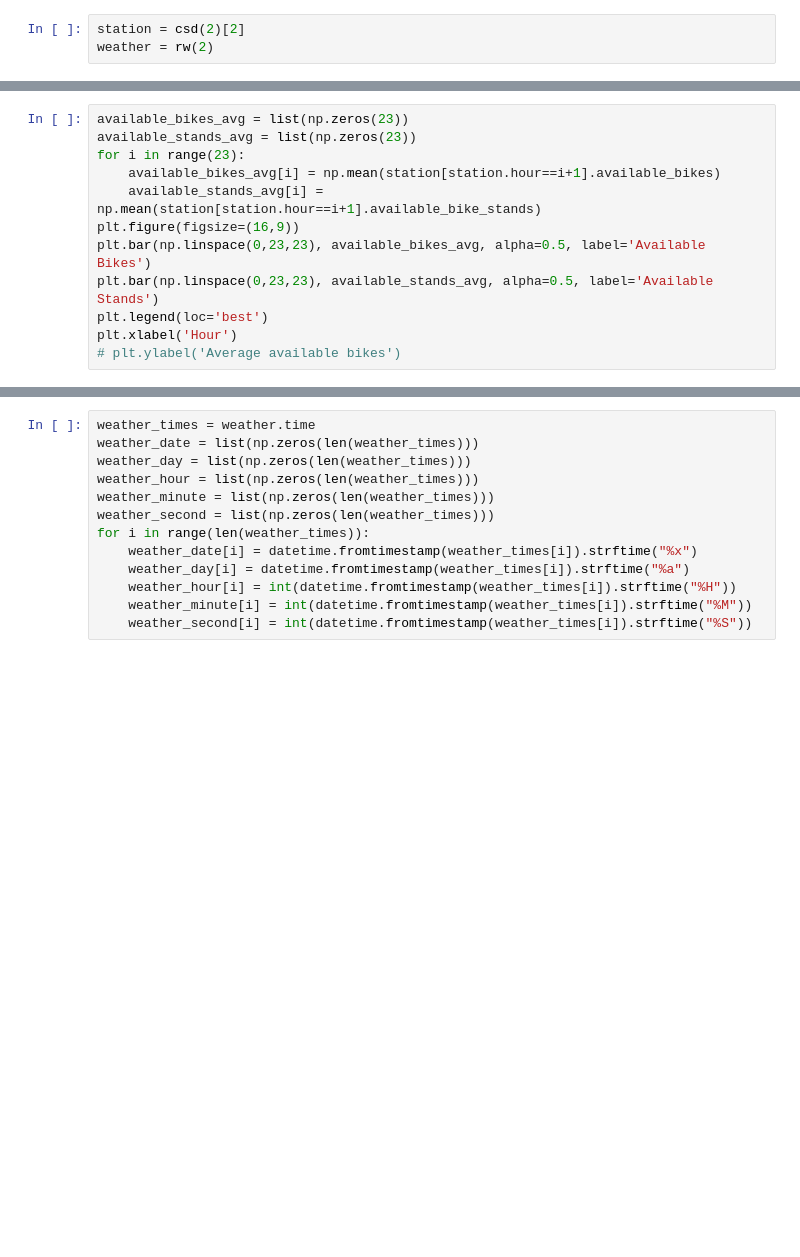
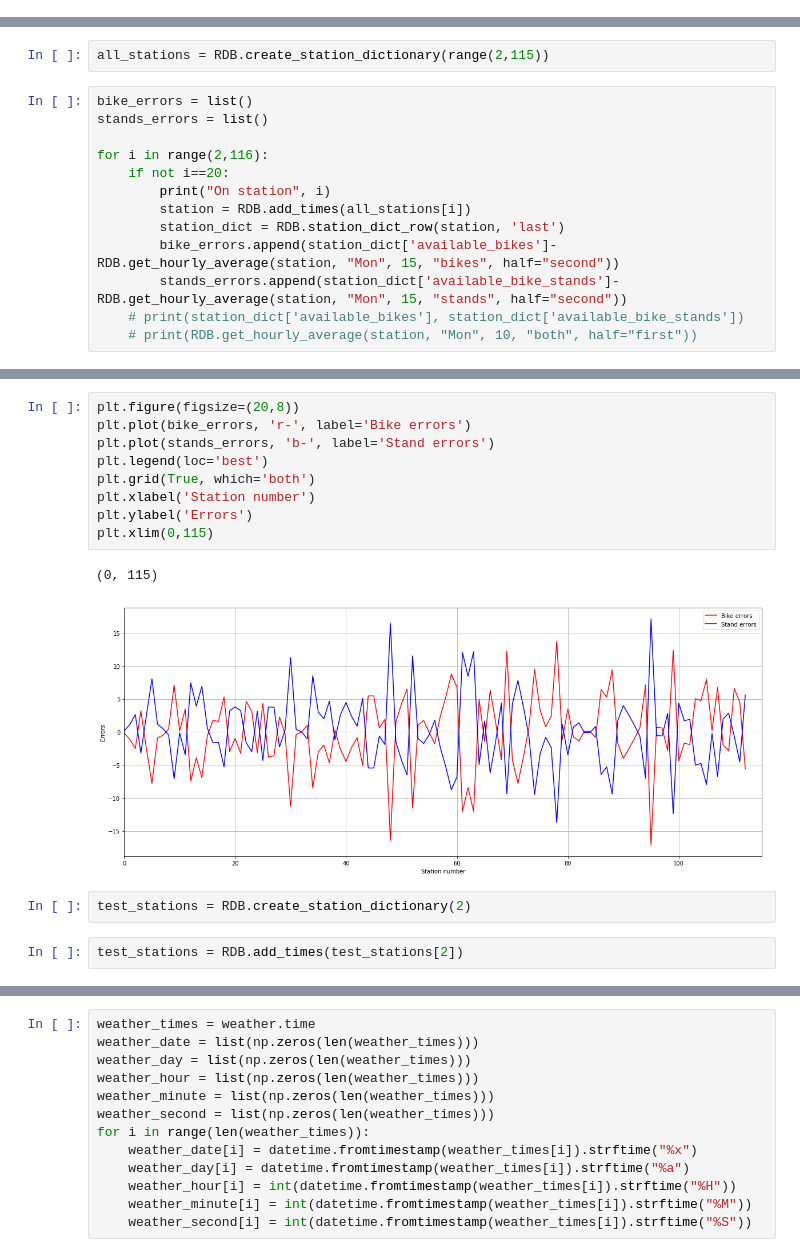
Before and after one commit to seprojectgroup19/main, a Jupyter notebook: Testing Notebook.ipynb, the cells around one changed output, grey strips where cells are left out. Saved outputs shown, nothing was run; the diff lists cells and outputs as text; blank space fills up the shorter version.

```diff
--- a/Testing Notebook.ipynb
+++ b/Testing Notebook.ipynb
@@ -7,6 +17,3 @@ from datetime import datetime
 import pandas as pd
 import numpy as np
 %matplotlib inline
-# %%
-station = csd(2)[2]
-weather = rw(2)
@@ -52,12 +19,0 @@ for i, row in station.iterrows():
-# %%
-available_bikes_avg = list(np.zeros(23))
-available_stands_avg = list(np.zeros(23))
-for i in range(23):
-    available_bikes_avg[i] = np.mean(station[station.hour==i+1].available_bikes)
-    available_stands_avg[i] = np.mean(station[station.hour==i+1].available_bike_stands)
-plt.figure(figsize=(16,9))
-plt.bar(np.linspace(0,23,23), available_bikes_avg, alpha=0.5, label='Available Bikes')
-plt.bar(np.linspace(0,23,23), available_stands_avg, alpha=0.5, label='Available Stands')
-plt.legend(loc='best')
-plt.xlabel('Hour')
-# plt.ylabel('Average available bikes')
@@ -74,0 +27,15 @@ Text(0, 0.5, 'Available Bike Stands')
+# %%
+all_stations = RDB.create_station_dictionary(range(2,115))
+# %%
+bike_errors = list()
+stands_errors = list()
+
+for i in range(2,116):
+    if not i==20:
+        print("On station", i)
+        station = RDB.add_times(all_stations[i])
+        station_dict = RDB.station_dict_row(station, 'last')
+        bike_errors.append(station_dict['available_bikes']-RDB.get_hourly_average(station, "Mon", 15, "bikes", half="second"))
+        stands_errors.append(station_dict['available_bike_stands']-RDB.get_hourly_average(station, "Mon", 15, "stands", half="second"))
+    # print(station_dict['available_bikes'], station_dict['available_bike_stands'])
+    # print(RDB.get_hourly_average(station, "Mon", 10, "both", half="first"))
@@ -74,0 +89,16 @@ Text(0, 0.5, 'Available Bike Stands')
+# %%
+plt.figure(figsize=(20,8))
+plt.plot(bike_errors, 'r-', label='Bike errors')
+plt.plot(stands_errors, 'b-', label='Stand errors')
+plt.legend(loc='best')
+plt.grid(True, which='both')
+plt.xlabel('Station number')
+plt.ylabel('Errors')
+plt.xlim(0,115)
+# %% [output]
+(0, 115)
+[figure, added]
+# %%
+test_stations = RDB.create_station_dictionary(2)
+# %%
+test_stations = RDB.add_times(test_stations[2])
```
Also changed, not shown: parts of 20 cells of this notebook.
